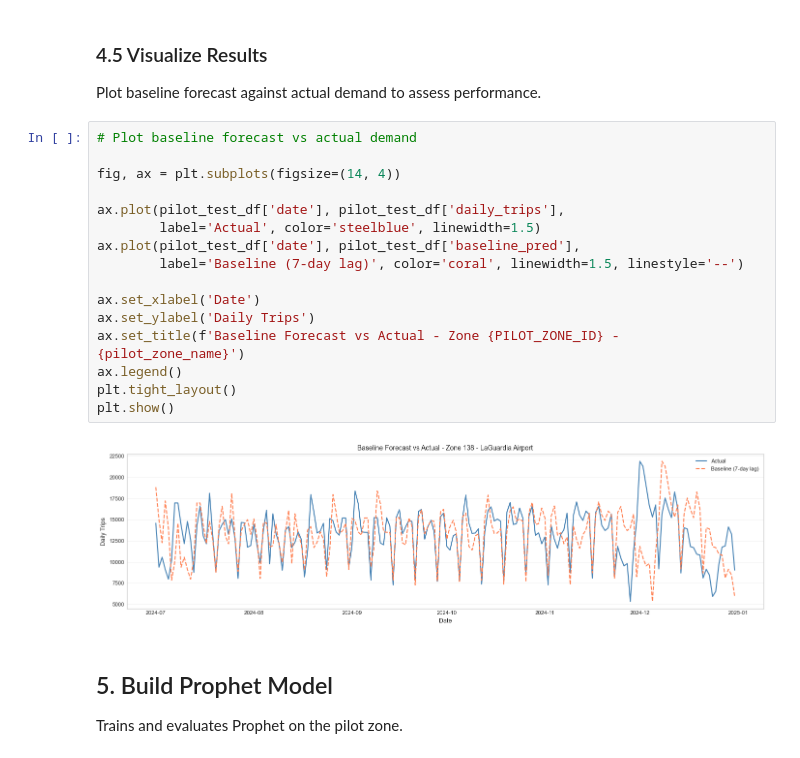
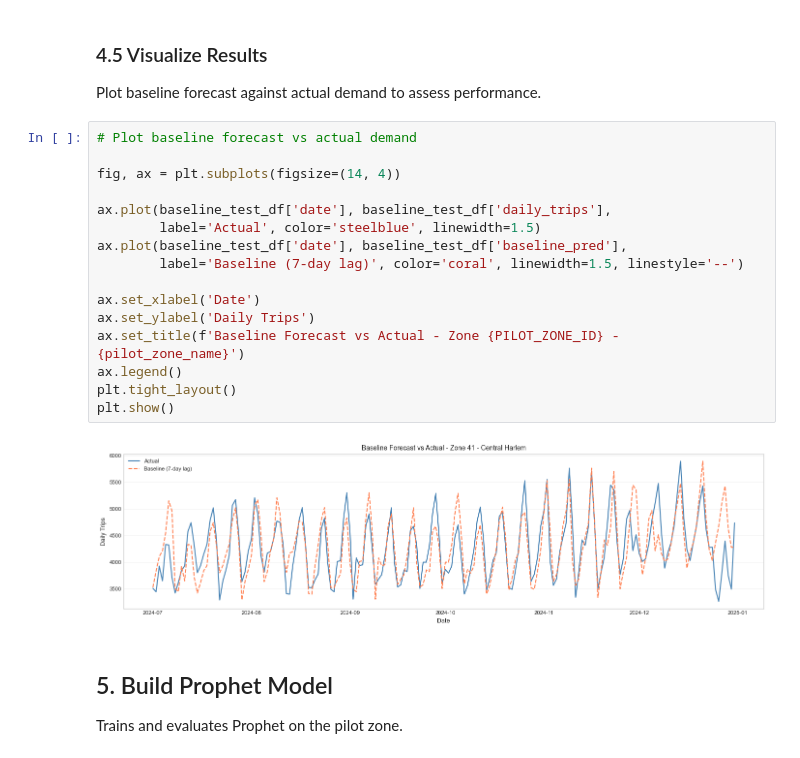
Before and after one commit to KRFlowers/nyc-fhv-rideshare-forecasting, a Jupyter notebook: notebooks/03_demand_forecasting.ipynb, the cells around one changed output. Cells and saved outputs as stored; diff of their text form.

```diff
--- a/notebooks/03_demand_forecasting.ipynb
+++ b/notebooks/03_demand_forecasting.ipynb
@@ -372,21 +372,21 @@ Plot baseline forecast against actual demand to assess performance.
 # %%
 # Plot baseline forecast vs actual demand
 
 fig, ax = plt.subplots(figsize=(14, 4))
 
-ax.plot(pilot_test_df['date'], pilot_test_df['daily_trips'],
+ax.plot(baseline_test_df['date'], baseline_test_df['daily_trips'],
         label='Actual', color='steelblue', linewidth=1.5)
-ax.plot(pilot_test_df['date'], pilot_test_df['baseline_pred'],
+ax.plot(baseline_test_df['date'], baseline_test_df['baseline_pred'],
         label='Baseline (7-day lag)', color='coral', linewidth=1.5, linestyle='--')
 
 ax.set_xlabel('Date')
 ax.set_ylabel('Daily Trips')
 ax.set_title(f'Baseline Forecast vs Actual - Zone {PILOT_ZONE_ID} - {pilot_zone_name}')
 ax.legend()
 plt.tight_layout()
 plt.show()
 # %% [output]
-[figure, old version]
+[figure, new version]
 # %% [markdown]
 ## 5. Build Prophet Model
 Trains and evaluates Prophet on the pilot zone.
```
Also changed, not shown: parts of 69 cells of this notebook.
